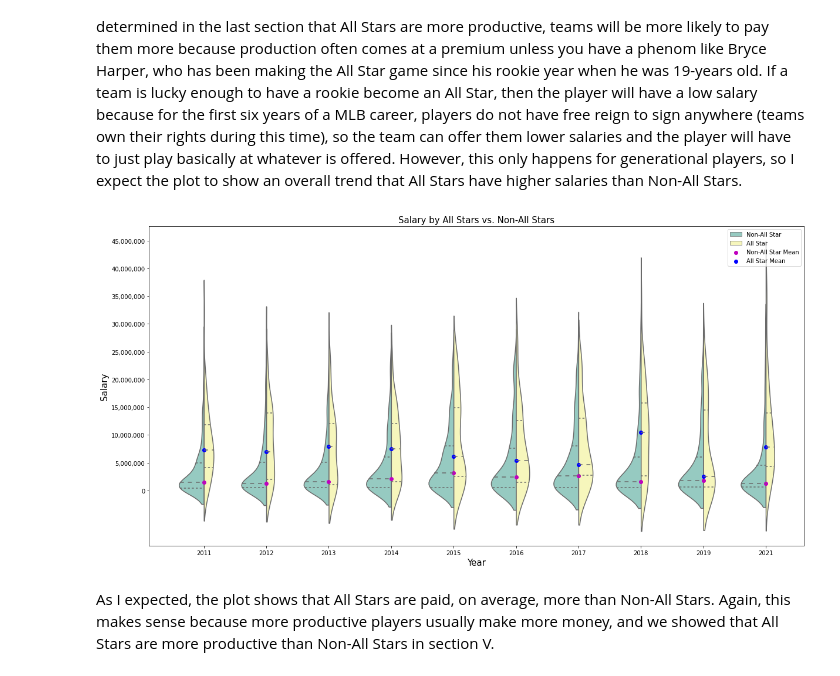
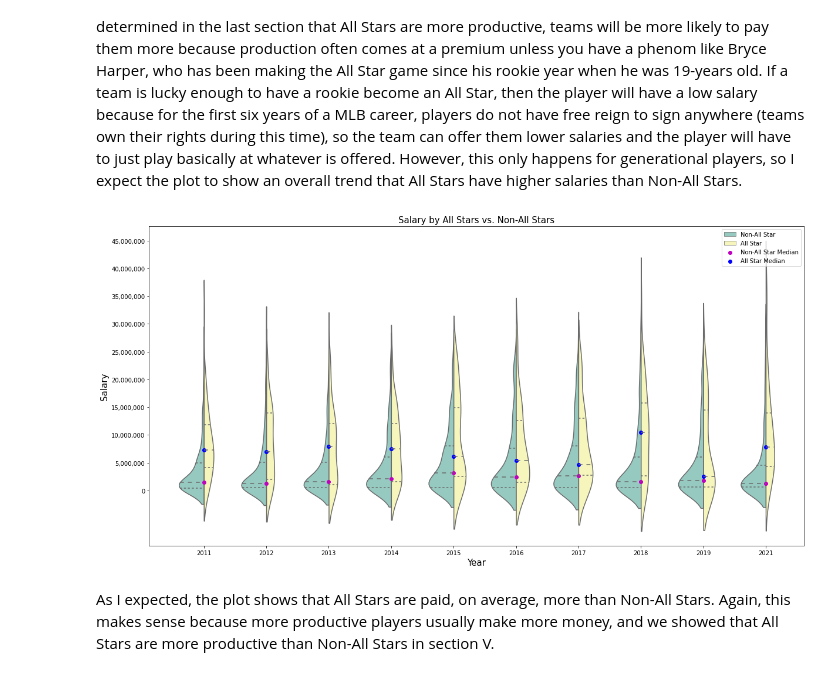
Before and after one commit to cjemm10/cjemm10, a Jupyter notebook: index.ipynb, the cells around one changed output. Cells and saved outputs as stored; diff of their text form; code cells hidden in the pictures.

```diff
--- a/index.ipynb
+++ b/index.ipynb
@@ -1618,8 +1618,8 @@ count = 0
 for year in range(2011, 2022):
     if year != 2020:
         if count == 0:
-            plt.scatter(x=year_conversion[year], y=means[year]['Non-All Star'], color = 'm', label='Non-All Star Mean')
-            plt.scatter(x=year_conversion[year], y=means[year]['All Star'], color = 'blue', label='All Star Mean')
+            plt.scatter(x=year_conversion[year], y=means[year]['Non-All Star'], color = 'm', label='Non-All Star Median')
+            plt.scatter(x=year_conversion[year], y=means[year]['All Star'], color = 'blue', label='All Star Median')
             count = 1
         else:
             plt.scatter(x=year_conversion[year], y=means[year]['Non-All Star'], color = 'm')
@@ -1649,8 +1649,8 @@ count = 0
 for year in range(2011, 2022):
     if year != 2020:
         if count == 0:
-            plt.scatter(x=year_conversion[year], y=means[year]['Non-All Star'], color = 'm', label='Non-All Star Mean')
-            plt.scatter(x=year_conversion[year], y=means[year]['All Star'], color = 'blue', label='All Star Mean')
+            plt.scatter(x=year_conversion[year], y=means[year]['Non-All Star'], color = 'm', label='Non-All Star Median')
+            plt.scatter(x=year_conversion[year], y=means[year]['All Star'], color = 'blue', label='All Star Median')
             count = 1
         else:
             plt.scatter(x=year_conversion[year], y=means[year]['Non-All Star'], color = 'm')
@@ -1680,8 +1680,8 @@ count = 0
 for year in range(2011, 2022):
     if year != 2020:
         if count == 0:
-            plt.scatter(x=year_conversion[year], y=means[year]['Non-All Star'], color = 'm', label='Non-All Star Mean')
-            plt.scatter(x=year_conversion[year], y=means[year]['All Star'], color = 'blue', label='All Star Mean')
+            plt.scatter(x=year_conversion[year], y=means[year]['Non-All Star'], color = 'm', label='Non-All Star Median')
+            plt.scatter(x=year_conversion[year], y=means[year]['All Star'], color = 'blue', label='All Star Median')
             count = 1
         else:
             plt.scatter(x=year_conversion[year], y=means[year]['Non-All Star'], color = 'm')
@@ -1711,8 +1711,8 @@ count = 0
 for year in range(2011, 2022):
     if year != 2020:
         if count == 0:
-            plt.scatter(x=year_conversion[year], y=means[year]['Non-All Star'], color = 'm', label='Non-All Star Mean')
-            plt.scatter(x=year_conversion[year], y=means[year]['All Star'], color = 'blue', label='All Star Mean')
+            plt.scatter(x=year_conversion[year], y=means[year]['Non-All Star'], color = 'm', label='Non-All Star Median')
+            plt.scatter(x=year_conversion[year], y=means[year]['All Star'], color = 'blue', label='All Star Median')
             count = 1
         else:
             plt.scatter(x=year_conversion[year], y=means[year]['Non-All Star'], color = 'm')
@@ -1742,8 +1742,8 @@ count = 0
 for year in range(2011, 2022):
     if year != 2020:
         if count == 0:
-            plt.scatter(x=year_conversion[year], y=means[year]['Non-All Star'], color = 'm', label='Non-All Star Mean')
-            plt.scatter(x=year_conversion[year], y=means[year]['All Star'], color = 'blue', label='All Star Mean')
+            plt.scatter(x=year_conversion[year], y=means[year]['Non-All Star'], color = 'm', label='Non-All Star Median')
+            plt.scatter(x=year_conversion[year], y=means[year]['All Star'], color = 'blue', label='All Star Median')
             count = 1
         else:
             plt.scatter(x=year_conversion[year], y=means[year]['Non-All Star'], color = 'm')
@@ -1773,8 +1773,8 @@ count = 0
 for year in range(2011, 2022):
     if year != 2020:
         if count == 0:
-            plt.scatter(x=year_conversion[year], y=means[year]['Non-All Star'], color = 'm', label='Non-All Star Mean')
-            plt.scatter(x=year_conversion[year], y=means[year]['All Star'], color = 'blue', label='All Star Mean')
+            plt.scatter(x=year_conversion[year], y=means[year]['Non-All Star'], color = 'm', label='Non-All Star Median')
+            plt.scatter(x=year_conversion[year], y=means[year]['All Star'], color = 'blue', label='All Star Median')
             count = 1
         else:
             plt.scatter(x=year_conversion[year], y=means[year]['Non-All Star'], color = 'm')
@@ -1804,8 +1804,8 @@ count = 0
 for year in range(2011, 2022):
     if year != 2020:
         if count == 0:
-            plt.scatter(x=year_conversion[year], y=means[year]['Non-All Star'], color = 'm', label='Non-All Star Mean')
-            plt.scatter(x=year_conversion[year], y=means[year]['All Star'], color = 'blue', label='All Star Mean')
+            plt.scatter(x=year_conversion[year], y=means[year]['Non-All Star'], color = 'm', label='Non-All Star Median')
+            plt.scatter(x=year_conversion[year], y=means[year]['All Star'], color = 'blue', label='All Star Median')
             count = 1
         else:
             plt.scatter(x=year_conversion[year], y=means[year]['Non-All Star'], color = 'm')
@@ -1851,36 +1851,36 @@ plt.gca().set_ylabel('Salary ($)', fontsize=15)
 
 seaborn.violinplot(x="Year", y="Salary", data=players, split=True, hue='All_Star', palette='Set3', inner="quartile")
 
 # Plot mean for all stars
 means = players.groupby(['Year', 'All_Star'])['Salary'].median()
 
 # Add points to the plot where x is the year and y is the mean of the metric
 # Violin plot is labeled by year, but the axis ticks are really 0-9, so I need a dict to naviogate it
 year_conversion = {2011:0, 2012:1, 2013:2, 2014:3, 2015:4, 2016:5, 2017:6, 2018:7, 2019:8, 2021:9}
 count = 0
 for year in range(2011, 2022):
     if year != 2020:
         if count == 0:
-            plt.scatter(x=year_conversion[year], y=means[year]['Non-All Star'], color = 'm', label='Non-All Star Mean')
-            plt.scatter(x=year_conversion[year], y=means[year]['All Star'], color = 'blue', label='All Star Mean')
+            plt.scatter(x=year_conversion[year], y=means[year]['Non-All Star'], color = 'm', label='Non-All Star Median')
+            plt.scatter(x=year_conversion[year], y=means[year]['All Star'], color = 'blue', label='All Star Median')
             count = 1
         else:
             plt.scatter(x=year_conversion[year], y=means[year]['Non-All Star'], color = 'm')
             plt.scatter(x=year_conversion[year], y=means[year]['All Star'], color = 'blue')
 
 # Change yticks from scientific notation to more readable
 plt.yticks(np.arange(0, 50000000, 5000000))
 label_format = '{:,.0f}'
 ticks_loc = plt.gca().get_yticks().tolist()
 plt.gca().yaxis.set_major_locator(mticker.FixedLocator(ticks_loc))
 plt.gca().set_yticklabels([label_format.format(y) for y in ticks_loc])
 
 # Add legend to plot
 ax.legend()
 
 plt.show()
 # %% [output]
-[figure, old version]
+[figure, new version]
 # %% [markdown]
 As I expected, the plot shows that All Stars are paid, on average, more than Non-All Stars. Again, this makes sense because more productive players usually make more money, and we showed that All Stars are more productive than Non-All Stars in section V.
 # %% [markdown]
```
Also changed, not shown: 1 other file.
